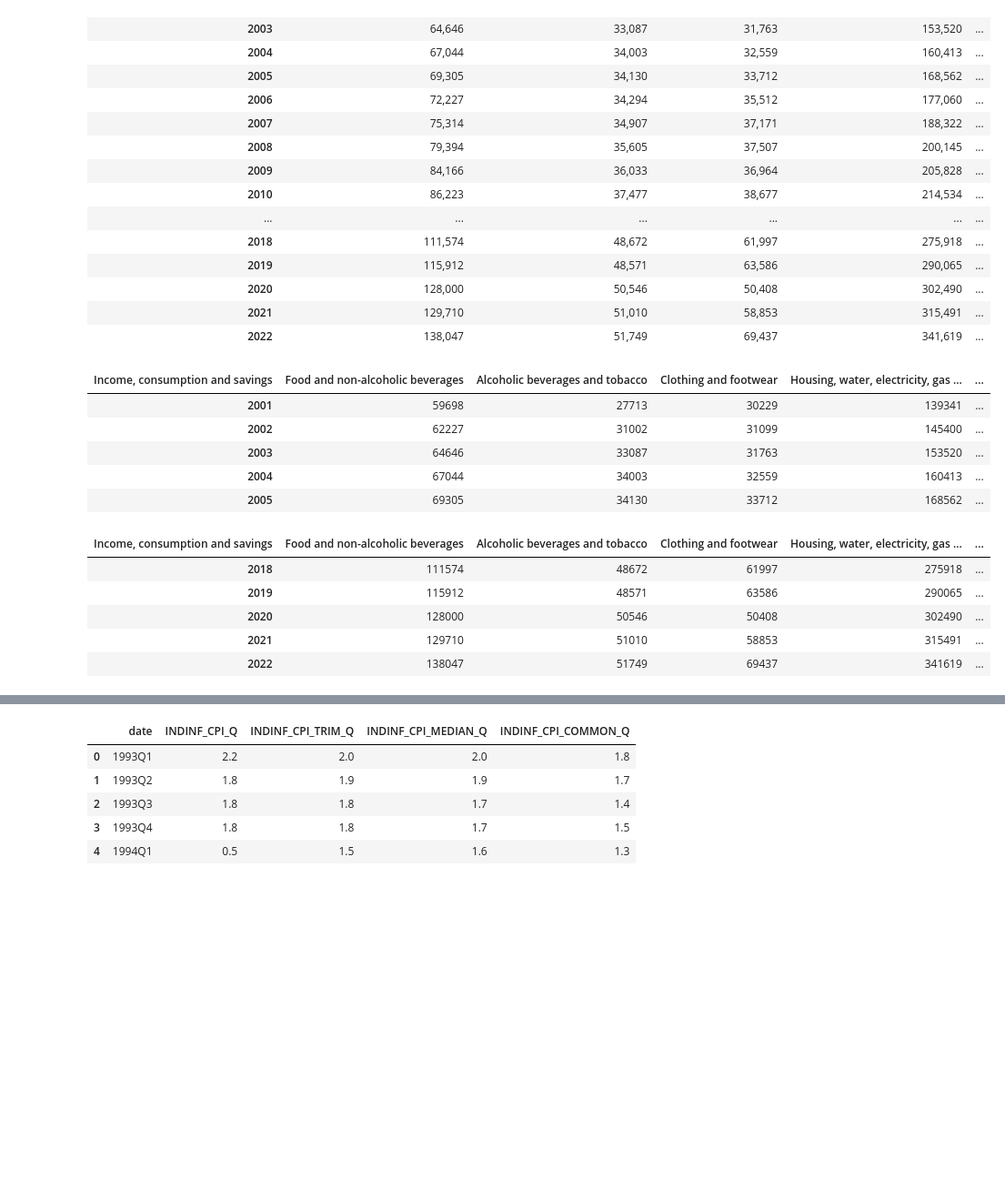
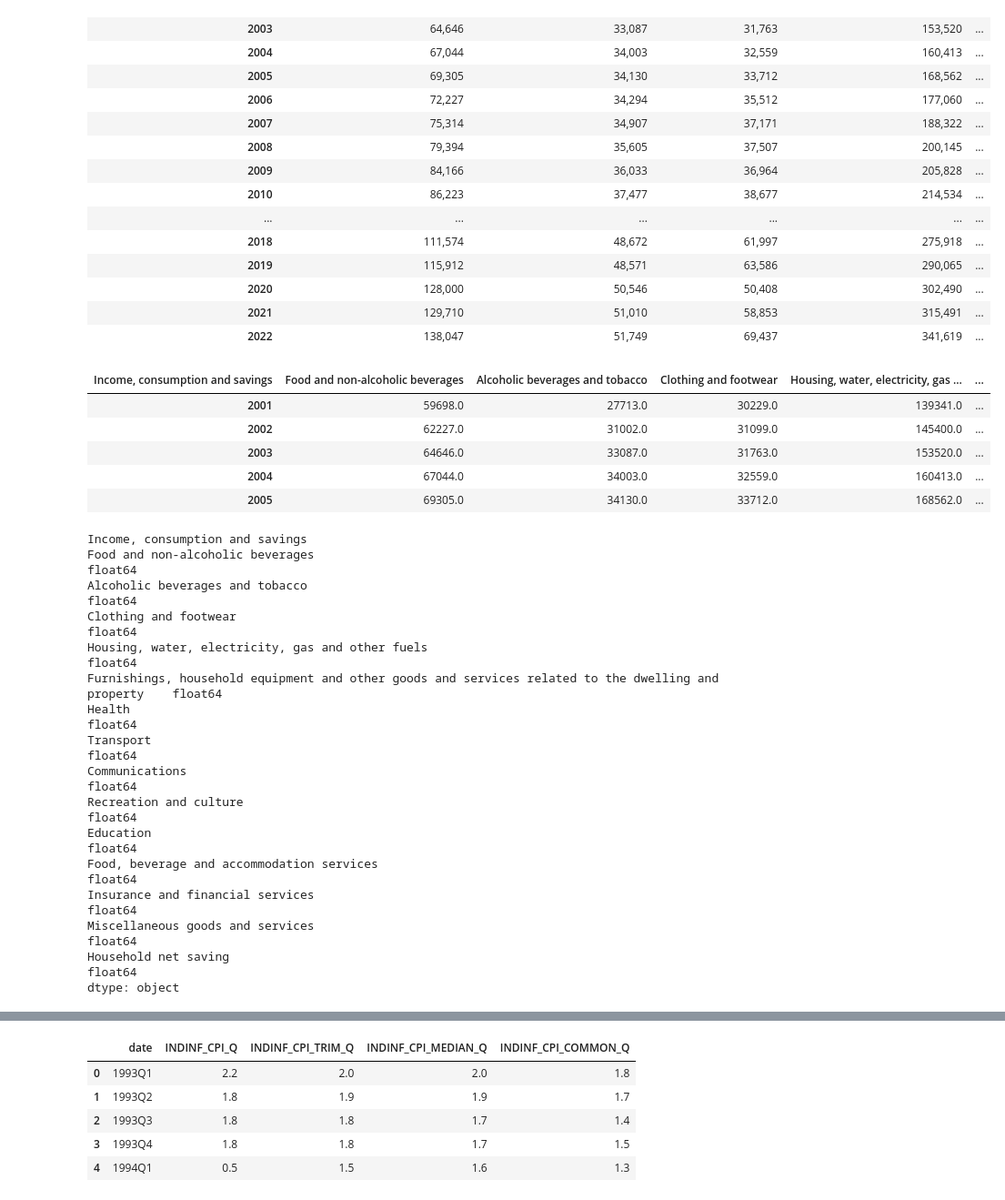
Before and after one commit to Sahib0096/Project-1-Group-3-, a Jupyter notebook: Project 1.ipynb, the cells around one changed output, grey strips where cells are left out. Shown at 91% size. Saved outputs shown, nothing was run; the diff lists cells and outputs as text; code cells hidden in the pictures; blank space fills up the shorter version.

```diff
--- a/Project 1.ipynb
+++ b/Project 1.ipynb
@@ -122,25 +84,41 @@ consumption_df
 | 2020 | 128,000 | 50,546 | 50,408 | 302,490 | ... |
 | 2021 | 129,710 | 51,010 | 58,853 | 315,491 | ... |
 | 2022 | 138,047 | 51,749 | 69,437 | 341,619 | ... |
-# %%
-# Cleaning Data removing characters and converting numbers to int type
-
-for column in consumption_df.columns:
-    consumption_df[column] = consumption_df[column].str.replace(',','')
-    consumption_df[column] = consumption_df[column].astype(int)
-
-display(consumption_df.head())
-display(consumption_df.tail())
-# %% [output]
-| Income, consumption and savings | Food and non-alcoholic beverages | Alcoholic beverages and tobacco | Clothing and footwear | Housing, water, electricity, gas ... | ... |
-| 2001 | 59698 | 27713 | 30229 | 139341 | ... |
-| 2002 | 62227 | 31002 | 31099 | 145400 | ... |
-| 2003 | 64646 | 33087 | 31763 | 153520 | ... |
-| 2004 | 67044 | 34003 | 32559 | 160413 | ... |
-| 2005 | 69305 | 34130 | 33712 | 168562 | ... |
-| Income, consumption and savings | Food and non-alcoholic beverages | Alcoholic beverages and tobacco | Clothing and footwear | Housing, water, electricity, gas ... | ... |
-| 2018 | 111574 | 48672 | 61997 | 275918 | ... |
-| 2019 | 115912 | 48571 | 63586 | 290065 | ... |
-| 2020 | 128000 | 50546 | 50408 | 302490 | ... |
-| 2021 | 129710 | 51010 | 58853 | 315491 | ... |
-| 2022 | 138047 | 51749 | 69437 | 341619 | ... |
+# %%
+
+# Define a function to remove commas and convert to float
+def convert_to_float(value):
+    return float(str(value).replace(',', ''))
+
+# Apply conversion function to each specified column
+for column in consumption_df.columns:
+    consumption_df[column] = consumption_df[column].apply(convert_to_float)
+
+# Print the DataFrame with the updated columns
+display(consumption_df.head())
+
+# Print the data types of the columns
+consumption_df.dtypes
+# %% [output]
+| Income, consumption and savings | Food and non-alcoholic beverages | Alcoholic beverages and tobacco | Clothing and footwear | Housing, water, electricity, gas ... | ... |
+| 2001 | 59698.0 | 27713.0 | 30229.0 | 139341.0 | ... |
+| 2002 | 62227.0 | 31002.0 | 31099.0 | 145400.0 | ... |
+| 2003 | 64646.0 | 33087.0 | 31763.0 | 153520.0 | ... |
+| 2004 | 67044.0 | 34003.0 | 32559.0 | 160413.0 | ... |
+| 2005 | 69305.0 | 34130.0 | 33712.0 | 168562.0 | ... |
+Income, consumption and savings
+Food and non-alcoholic beverages                                                                      float64
+Alcoholic beverages and tobacco                                                                       float64
+Clothing and footwear                                                                                 float64
+Housing, water, electricity, gas and other fuels                                                      float64
+Furnishings, household equipment and other goods and services related to the dwelling and property    float64
+Health                                                                                                float64
+Transport                                                                                             float64
+Communications                                                                                        float64
+Recreation and culture                                                                                float64
+Education                                                                                             float64
+Food, beverage and accommodation services                                                             float64
+Insurance and financial services                                                                      float64
+Miscellaneous goods and services                                                                      float64
+Household net saving                                                                                  float64
+dtype: object
```
Also changed, not shown: parts of 24 cells of this notebook.
